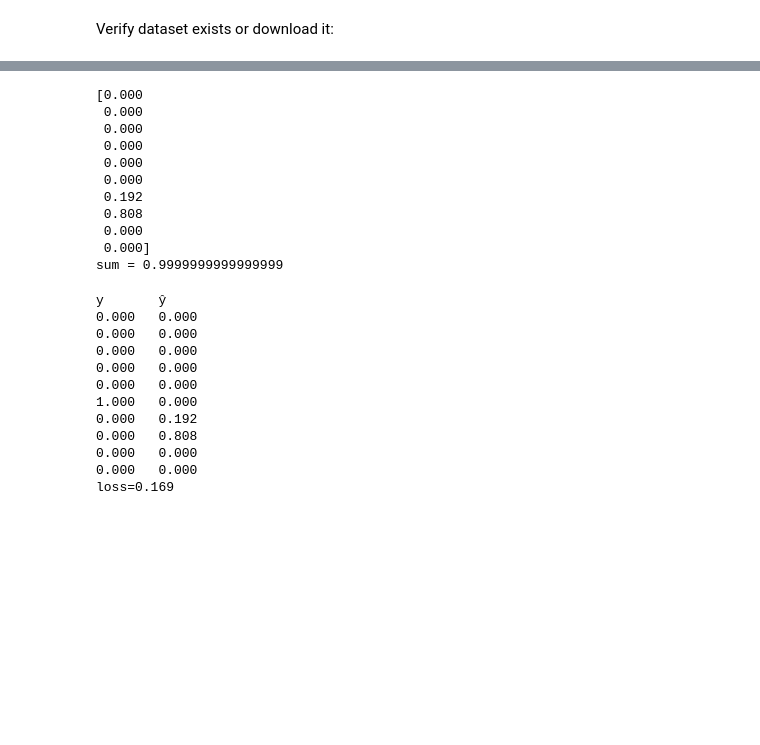
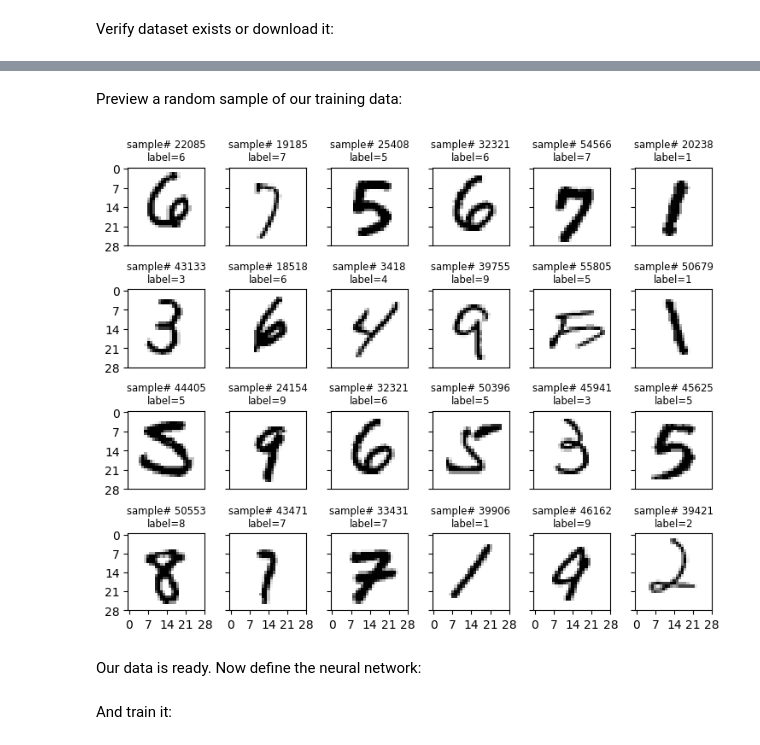
Before and after one commit to jeremy-dolan/neural-net-from-scratch, a Jupyter notebook: mlp_demo_interactive_digit_classifier.ipynb, the cells around one changed output, grey strips where cells are left out. Drawn from its saved outputs; the diff is of its cells as text; code cells hidden in the pictures; blank space fills up the shorter version.

Commit message:
digit classifier: improved visualization

```diff
--- a/mlp_demo_interactive_digit_classifier.ipynb
+++ b/mlp_demo_interactive_digit_classifier.ipynb
@@ -224,51 +160,25 @@ def mse(y_actual:np.ndarray, y_predicted:np.ndarray) -> int:
-# %%
-# mock feed forward:
-
-X     = training_images[0]
-A1    =    ReLU(np.dot(W[0], X ) + B[0])   # first hidden layer activation
-A2    =    ReLU(np.dot(W[1], A1) + B[1])   # second hidden layer activation
-Y_hat = softmax(np.dot(W[2], A2) + B[2])   # output prediction
-
-with np.printoptions(suppress=True, precision=3, floatmode='fixed', linewidth=10):
-    print(Y_hat)
-    print(f'sum = {np.sum(Y_hat)}')
-# %% [output]
-[0.000
- 0.000
- 0.000
- 0.000
- 0.000
- 0.000
- 0.192
- 0.808
- 0.000
- 0.000]
-sum = 0.9999999999999999
-# %%
-  # construct a one-hot encoded vector for actual (observed) label:
-Y = np.zeros(10)            # 0 for all output nodes except...
-Y[training_labels[0]] = 1.  # 1 for category specified by label data
-
-# compute the loss
-loss = mse(Y, Y_hat)
-
-# compare and display
-with np.printoptions(suppress=True, precision=3, floatmode='fixed'):
-    print('y\tŷ')
-    for i in range(10):
-        print(f'{Y[i]:.3f}\t{Y_hat[i]:.3f}')
-
-print(f'{loss=:.3f}')
-# %% [output]
-y       ŷ
-0.000   0.000
-0.000   0.000
-0.000   0.000
-0.000   0.000
-0.000   0.000
-1.000   0.000
-0.000   0.192
-0.000   0.808
-0.000   0.000
-0.000   0.000
-loss=0.169
+# %% [markdown]
+Preview a random sample of our training data:
+# %%
+cols = 6
+rows = 4
+ticks = [x for x in range(0, training_data_shape[1]+1, training_data_shape[1]//4)]
+
+fig, axs = plt.subplots(rows, cols, figsize=(cols*1.25, rows*1.5), sharey=True)
+for i in range(rows):
+    for j in range(cols):
+        index = random.randint(0, training_data_shape[0])
+        matrix = training_images[index].reshape(training_data_shape[1:3])
+        axs[i, j].matshow(matrix, cmap='gray_r')
+        axs[i, j].set_title(f'sample# {index+1}\nlabel={training_labels[index]}', fontsize='small')
+        axs[i, j].set_yticks(ticks)
+        if i == rows-1: # last row
+            axs[i, j].set_xticks(ticks)
+            axs[i, j].xaxis.set_ticks_position('bottom')
+        else:
+            axs[i, j].set_xticks([])     # suppress x-axis ticks
+
+plt.tight_layout()
+plt.show()
+# %% [output]
+[figure, added]
@@ -274,0 +235,2 @@ loss=0.169
+# %% [markdown]
+Our data is ready. Now define the neural network:
@@ -274,0 +246,2 @@ loss=0.169
+# %% [markdown]
+And train it:
```
Also changed, not shown: parts of 21 cells of this notebook, 2 other files.
